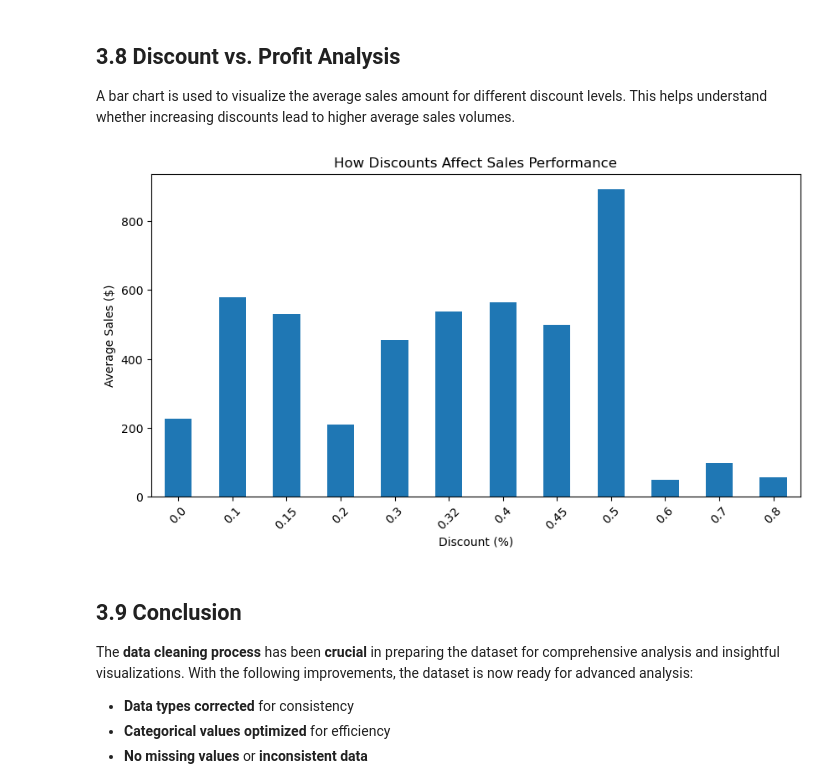
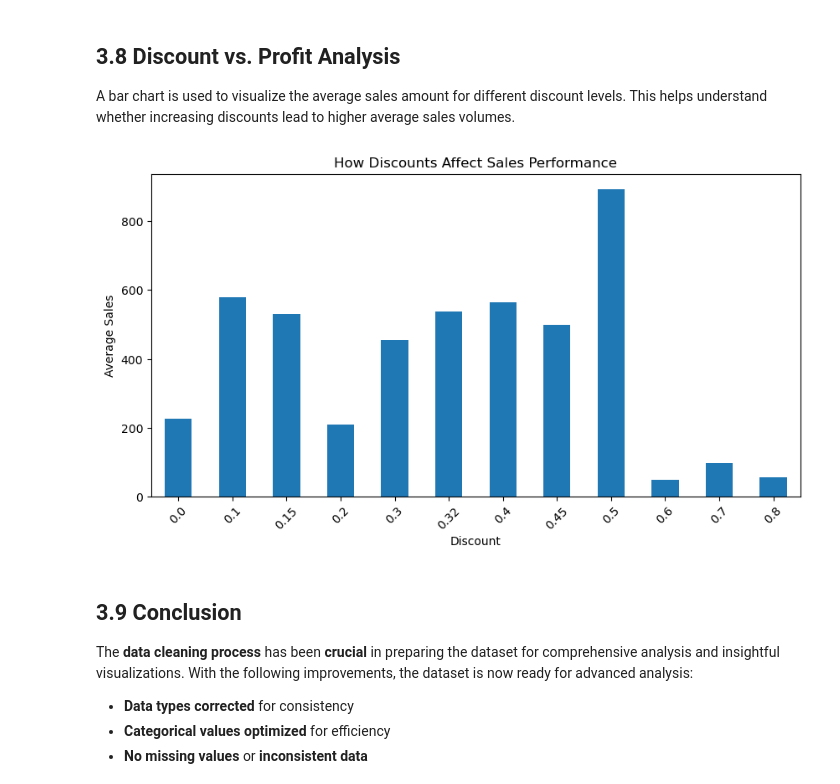
Before and after one commit to jgp-13/Superstore_Sales_Data, a Jupyter notebook: notebooks/03-Data_Visualisation.ipynb, the cells around one changed output. Cells and saved outputs as stored; diff of their text form; code cells hidden in the pictures.

```diff
--- a/notebooks/03-Data_Visualisation.ipynb
+++ b/notebooks/03-Data_Visualisation.ipynb
@@ -110,13 +115,14 @@ A bar chart is used to visualize the average sales amount for different discount
 # %%
 df_clean.groupby("Discount")["Sales"].mean().plot(kind="bar", figsize=(10,5))
 
-plt.xlabel("Discount (%)")
-plt.ylabel("Average Sales ($)")
+plt.xlabel("Discount")
+plt.ylabel("Average Sales")
 plt.title("How Discounts Affect Sales Performance")
 plt.xticks(rotation=45)
+plt.savefig(os.path.join(FIGURES_DIR,'barplot_discount_Vs_avg-sales.png'), format = 'png')
 plt.show()
 # %% [output]
-[figure, old version]
+[figure, new version]
 # %% [markdown]
 ## 3.9 Conclusion
 
```
Also changed, not shown: parts of 6 cells of this notebook, 10 other files.
